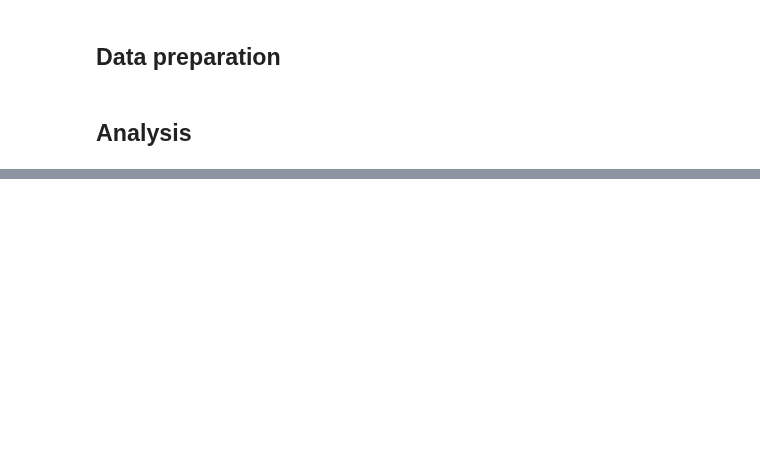
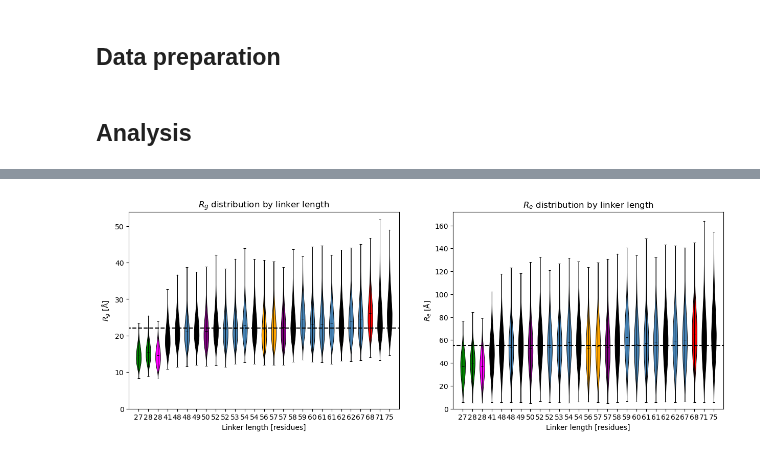
Before and after one commit to frederikespersen/OrthoIDP, a Jupyter notebook: exp/e1a_linkers/e1a_linkers.ipynb, the cells around one changed output, grey strips where cells are left out. Drawn from its saved outputs; the diff is of its cells as text; code cells hidden in the pictures; blank space fills up the shorter version.

```diff
--- a/exp/e1a_linkers/e1a_linkers.ipynb
+++ b/exp/e1a_linkers/e1a_linkers.ipynb
@@ -39,0 +174,81 @@ with open("e1a_linkers.json", 'w') as file:
+# %%
+# Set up the figure
+fig, axes = plt.subplots(1, 2, figsize=(15, 5))
+
+# Setting host colours
+host_colors = {
+    "BA": "green",
+    "CA": "orange",
+    "PA": "magenta",
+    "BtA": "purple",
+    "EA": "red",
+    "HA": "black",
+    "SA": "steelblue"
+}
+
+
+
+# Plotting Rg distribution
+ax = axes[0]
+data = metadata.explode('Rg').reset_index(names="id")
+data.Rg = data.Rg.astype(float)
+data.Rg = data.Rg*10 # Converted to Å from nm
+
+# Creating violin plots
+violin_parts = ax.violinplot([data.Rg[data.id == i] for i in metadata.index], showmeans=True, showmedians=False)
+for i, pc in enumerate(violin_parts['bodies']):
+    pc.set_alpha(1)
+    pc.set_facecolor(host_colors[metadata.iloc[i].host])
+    pc.set_edgecolor('black')
+    pc.set_linewidth(0.7)
+for k in ['cmeans', 'cmaxes', 'cmins', 'cbars']:
+    pc = violin_parts[k]
+    pc.set_edgecolor('black')
+    pc.set_linewidth(0.7)
+
+# Decorating
+ax.hlines(data.Rg.mean(), -2, len(metadata)+1, color='k', linestyles='--')
+ax.set_title("$R_{g}$ distribution by linker length")
+ax.set_xlabel("Linker length [residues]")
+ax.set_ylabel("$R_{g}$ [Å]")
+ax.set_xticks(range(1,len(metadata)+1))
+ax.set_xticklabels(metadata.length)
+ax.set_xlim(0, len(metadata)+1)
+ax.set_ylim(0)
+
+
+
+# Plotting Re distribution
+ax = axes[1]
+data = metadata.explode('Re').reset_index(names="id")
+data.Re = data.Re.astype(float)
+data.Re = data.Re*10 # Converted to Å from nm
+
+# Creating violin plots
+violin_parts = ax.violinplot([data.Re[data.id == i] for i in metadata.index], showmeans=True, showmedians=False)
+for i, pc in enumerate(violin_parts['bodies']):
+    pc.set_alpha(1)
+    pc.set_facecolor(host_colors[metadata.iloc[i].host])
+    pc.set_edgecolor('black')
+    pc.set_linewidth(0.7)
+for k in ['cmeans', 'cmaxes', 'cmins', 'cbars']:
+    pc = violin_parts[k]
+    pc.set_edgecolor('black')
+    pc.set_linewidth(0.7)
+
+# Decorating
+ax.hlines(data.Re.mean(), -2, len(metadata)+1, color='k', linestyles='--')
+ax.set_title("$R_{e}$ distribution by linker length")
+ax.set_xlabel("Linker length [residues]")
+ax.set_ylabel("$R_{e}$ [Å]")
+ax.set_xticks(range(1,len(metadata)+1))
+ax.set_xticklabels(metadata.length)
+ax.set_xlim(0, len(metadata)+1)
+ax.set_ylim(0)
+
+
+
+# Show the plot
+plt.show()
+# %% [output]
+[figure, added]
```
Also changed, not shown: parts of 10 cells of this notebook, 2 other files.
